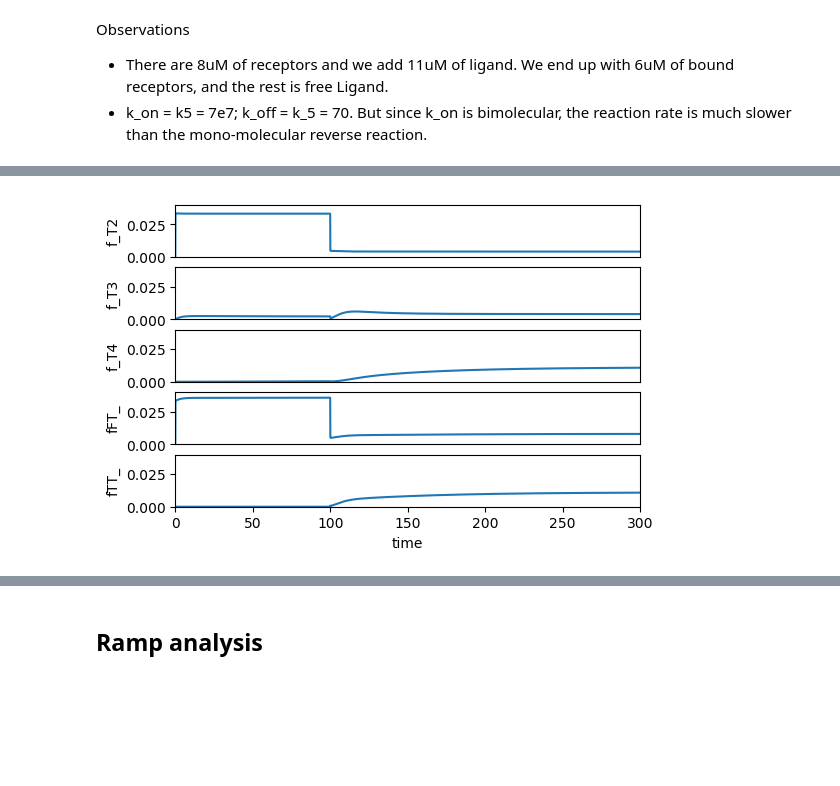
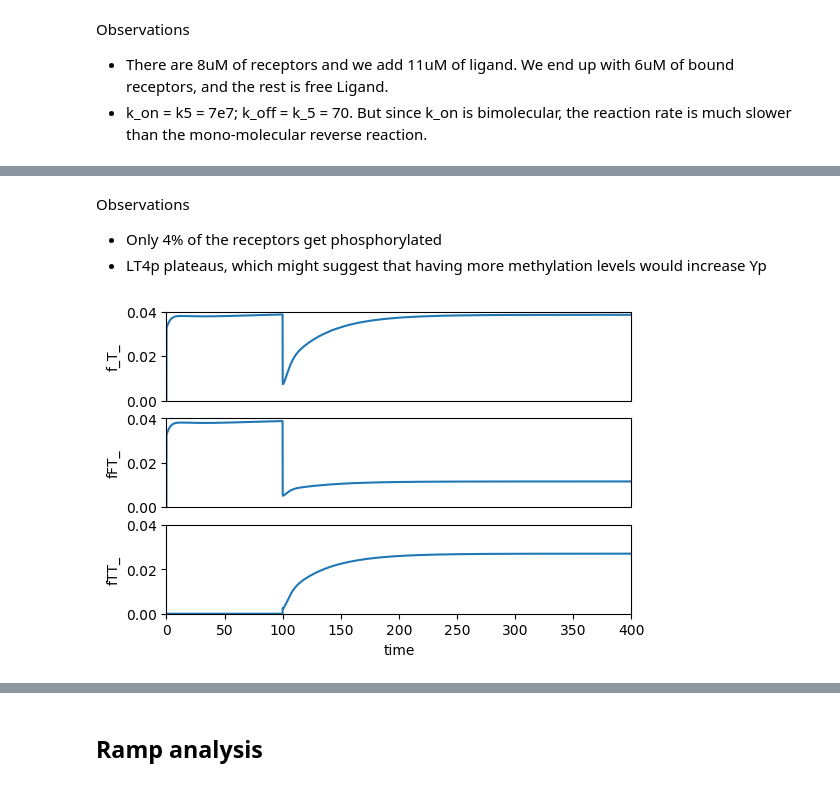
Before and after one commit to ScienceStacks/BioCellControl, a Jupyter notebook: Analysis/chemotaxis.ipynb, the cells around one changed output, grey strips where cells are left out. Drawn from its saved outputs; the diff is of its cells as text; code cells hidden in the pictures; blank space fills up the shorter version.

Commit message:
Model fixes and updates.

```diff
--- a/Analysis/chemotaxis.ipynb
+++ b/Analysis/chemotaxis.ipynb
@@ -73,12 +73,12 @@ def sim(elements=None):
     """
     if elements is None:
       elements = []
-    global plotter, result
+    global plotter, result, model
     model = ChemotaxisModel()
     for element in elements:
       model.appendToModel(element)
     model.initialize()
-    result = model.run(end=300)
+    result = model.run(end=400)
     plotter = DataPlotter(model)
 # %% [markdown]
 ## Justification for Fractional Concentrations
@@ -137,6 +147,10 @@ Observations
+# %% [markdown]
+Observations
+ - Only 4% of the receptors get phosphorylated
+ - LT4p plateaus, which might suggest that having more methylation levels would increase Yp
 # %%
-# Breakdown the state phosphorylations by ligand bound and methylation level
+# Breakdown the state phosphorylations by ligand bound
 sim(elements=["at (time > 100): L = 11e-6"])
-plotter.lines(["f_T2", "f_T3", "f_T4", "fFT_", "fTT_"], yrange=[0,.04])
+plotter.lines(["f_T_", "fFT_", "fTT_"], yrange=[0, 0.04])
 # %% [output]
-[figure, old version]
+[figure, new version]
```
Also changed, not shown: parts of 16 cells of this notebook, 2 other files.
